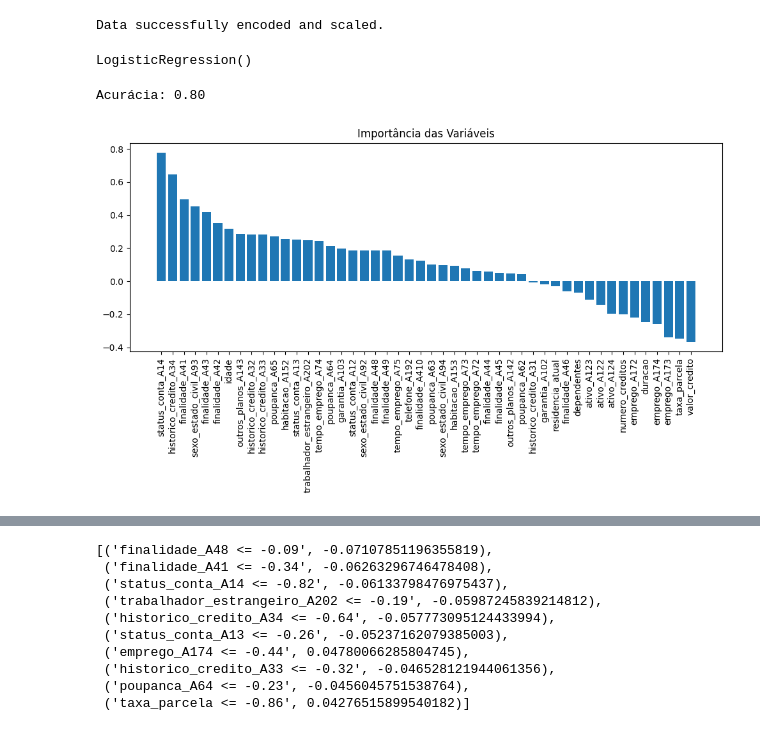
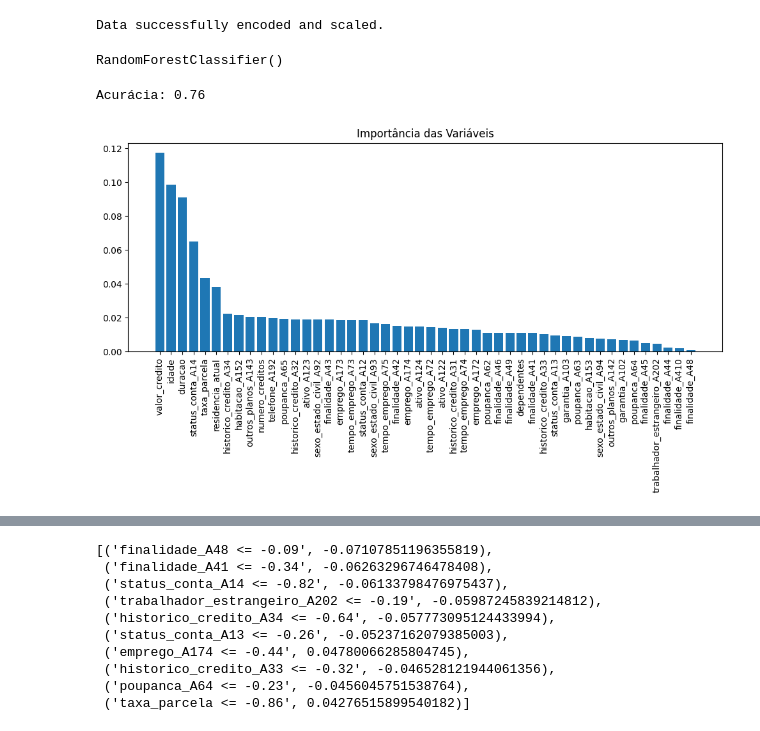
Before and after one commit to Fernandasblima/Explainable, a Jupyter notebook: trabalho_xai.ipynb, the cells around one changed output, grey strips where cells are left out. Drawn from its saved outputs; the diff is of its cells as text; code cells hidden in the pictures.

Commit message:
Corrigido gráfico de importância para Random Forest

```diff
--- a/trabalho_xai.ipynb
+++ b/trabalho_xai.ipynb
@@ -41,31 +41,32 @@ X_teste_escalado = escalador.transform(X_teste_encoded)
 print("Data successfully encoded and scaled.")
 # %% [output]
 Data successfully encoded and scaled.
-# %%
-modelo = LogisticRegression()
-modelo.fit(X_treino_escalado, y_treino)
-# %% [output]
-LogisticRegression()
+# %%
+from sklearn.ensemble import RandomForestClassifier
+modelo = RandomForestClassifier()
+modelo.fit(X_treino_escalado, y_treino)
+# %% [output]
+RandomForestClassifier()
 # %%
 y_predito = modelo.predict(X_teste_escalado)
 # %%
 acuracia = accuracy_score(y_teste, y_predito)
 print(f'Acurácia: {acuracia:.2f}')
 # %% [output]
-Acurácia: 0.80
+Acurácia: 0.76
 # %%
-importances = modelo.coef_[0]
+importances = modelo.feature_importances_
 indices = np.argsort(importances)[::-1]
 nomes_colunas = X_treino_encoded.columns.to_numpy()
 
 plt.figure(figsize=(10, 6))
 plt.title('Importância das Variáveis')
 plt.bar(range(len(importances)), importances[indices], align='center')
 plt.xticks(range(len(importances)), nomes_colunas[indices], rotation=90)
 plt.tight_layout()
 plt.show()
 # %% [output]
-[figure, old version]
+[figure, new version]
 # %%
 !pip install lime
 # %% [output]
```
Also changed, not shown: parts of 1 cell of this notebook.
